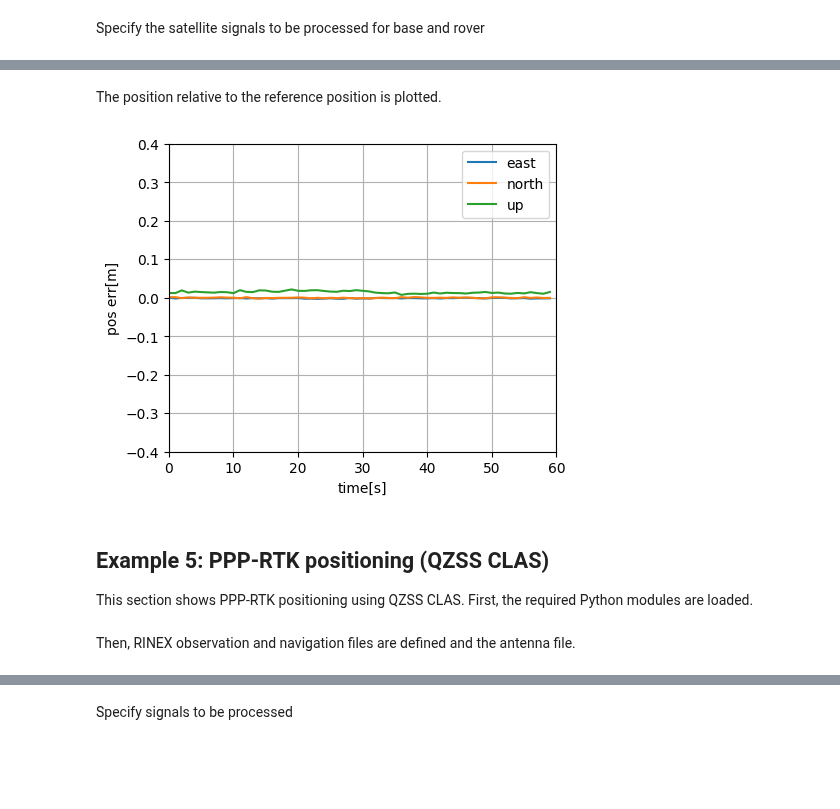
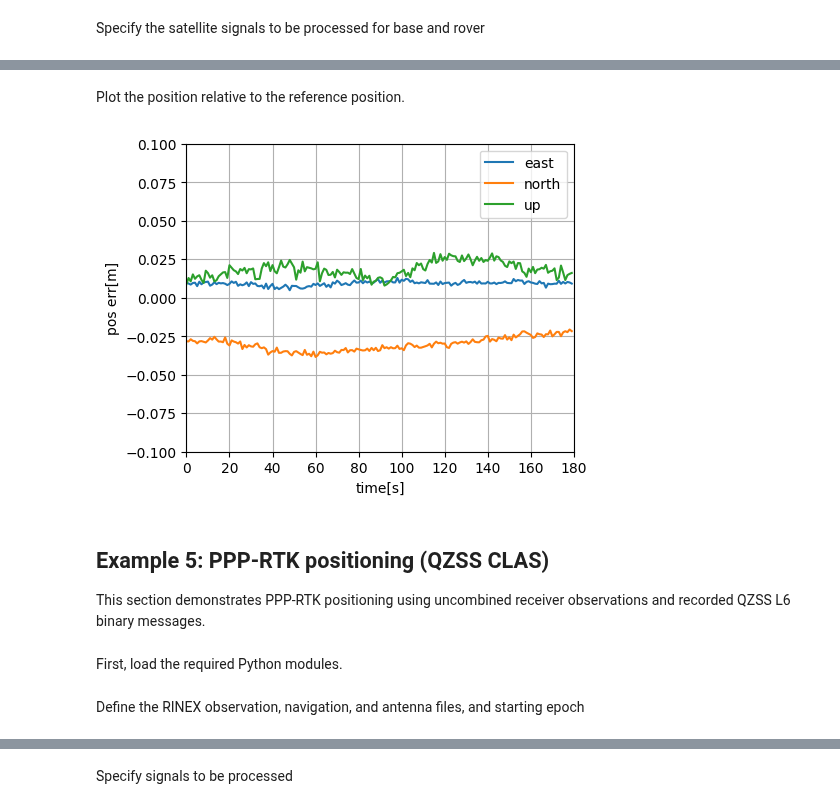
Before and after one commit to hirokawa/cssrlib, a Jupyter notebook: tutorials/cssrlib.ipynb, the cells around one changed output, grey strips where cells are left out. Cells and saved outputs as stored; diff of their text form; code cells hidden in the pictures; blank space fills up the shorter version.

```diff
--- a/tutorials/cssrlib.ipynb
+++ b/tutorials/cssrlib.ipynb
@@ -384,7 +393,8 @@ For RTK positioning, the observation file for the base station also need to be s
 # %%
 # base station
-basefile = bdir+'3034078M.21O'
-nav.rb = [-3959400.631, 3385704.533, 3667523.111]
+basefile = bdir+'3034238A.23O'
+nav.rb = [-3959400.6443, 3385704.4948, 3667523.1275]  # GSI 3034 fujisawa
 decb = rn.rnxdec()
 decb.setSignals(sigsb)
 decb.decode_obsh(basefile)
+decb.autoSubstituteSignals()
@@ -395,21 +403,12 @@ Load antenna data for satellites and receivers
 # %%
-atxfile = bdir+'igs14.atx'
+atxfile = bdir + 'igs14.atx'
+ngsantfile = bdir + 'GSI_PCV.TXT'
+
 atx = atxdec()
 atx.readpcv(atxfile)
-
-if 'UNKNOWN' in dec.ant or dec.ant.strip() == "":
-    dec.ant = "{:16s}{:4s}".format("JAVRINGANT_DM", "SCIS")
-if 'UNKNOWN' in decb.ant or decb.ant.strip() == "":
-    decb.ant = "{:16s}{:4s}".format("TRM59800.80", "NONE")
+atx.readngspcv(ngsantfile)
 
 # Set PCO/PCV information
 nav.rcv_ant = searchpcv(atx.pcvr, dec.ant,  dec.ts)
 nav.rcv_ant_b = searchpcv(atx.pcvr, decb.ant,  dec.ts)
-if nav.rcv_ant is None:
-    print("ERROR: missing antenna type <{}> in ANTEX file!".format(dec.ant))
-    sys.exit(-1)
-nav.rcv_ant_b = searchpcv(atx.pcvr, decb.ant,  dec.ts)
-if nav.rcv_ant_b is None:
-    print("ERROR: missing antenna type <{}> in ANTEX file!".format(decb.ant))
-    sys.exit(-1)
 # %% [markdown]
@@ -427,7 +421,11 @@ RTK positioning is conducted for 60 seconds (epochs) using `relpos()`.
 # %%
+nep = 3 * 60  # 3 minutes
+t = np.zeros(nep)
+enu = np.zeros((nep, 3))
+smode = np.zeros(nep, dtype=int)
+
 for ne in range(nep):
     obs, obsb = rn.sync_obs(dec, decb)
-    print('\repoch=%d/%d' % (ne, nep), end='')
     if ne == 0:
         t0 = nav.t = obs.t
     relpos(nav, obs, obsb)
@@ -435,6 +433,12 @@ for ne in range(nep):
     sol = nav.xa[0:3] if nav.smode == 4 else nav.x[0:3]
     enu[ne, :] = gn.ecef2enu(pos_ref, sol-xyz_ref)
     smode[ne] = nav.smode
+    # Log to standard output
+    sys.stdout.write('\r {} ENU {:7.4f} {:7.4f} {:7.4f}, 2D {:6.4f}, mode {:1d}'
+                     .format(time2str(obs.t),
+                             enu[ne, 0], enu[ne, 1], enu[ne, 2],
+                             np.sqrt(enu[ne, 0]**2+enu[ne, 1]**2),
+                             smode[ne]))
 
 dec.fobs.close()
 decb.fobs.close()
@@ -443,13 +447,26 @@ epoch=59/60
 # %% [markdown]
-The position relative to the reference position is plotted.
+Plot the position relative to the reference position.
 # %%
+def plt_enu(t, enu, dmax=0.1):
+    plt.figure(figsize=(5,4))
+    plt.plot(t, enu)
+    plt.ylabel('pos err[m]')
+    plt.xlabel('time[s]')
+    plt.legend(['east', 'north', 'up'])
+    plt.grid()
+    plt.axis([0, nep, -dmax, dmax])
+    plt.show()
+
 plt_enu(t, enu)
 # %% [output]
-[figure, old version]
+[figure, new version]
 # %% [markdown]
 ## Example 5: PPP-RTK positioning (QZSS CLAS)
 
-This section shows PPP-RTK positioning using QZSS CLAS.  First, the required Python modules are loaded.
+This section demonstrates PPP-RTK positioning using uncombined receiver observations and recorded QZSS
+L6 binary messages.
+# %% [markdown]
+First, load the required Python modules.
 # %%
 from copy import deepcopy
 import matplotlib.pyplot as plt
@@ -466,3 +484,3 @@ from sys import stdout
 # %% [markdown]
-Then, RINEX observation and navigation files are defined and the antenna file.
+Define the RINEX observation, navigation, and antenna files, and starting epoch
 # %%
```
Also changed, not shown: parts of 81 cells of this notebook.
